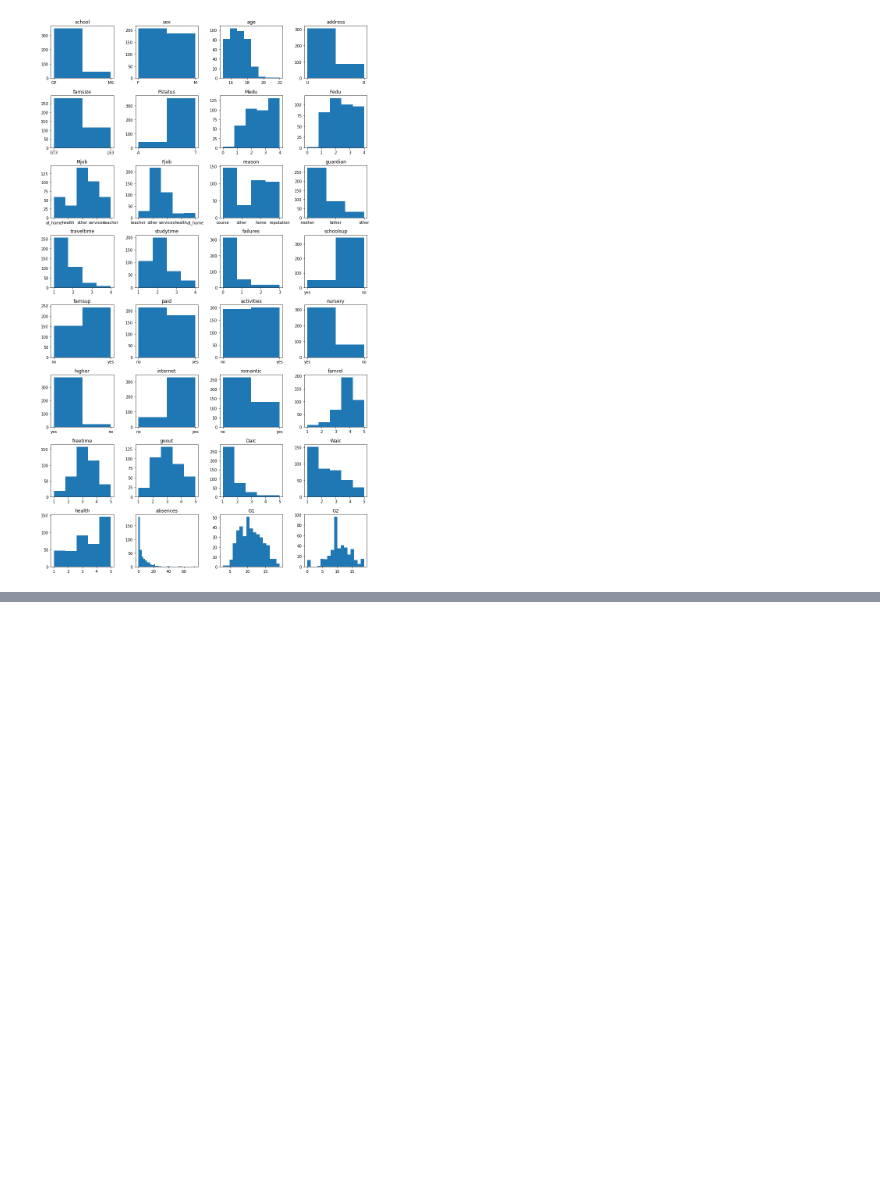
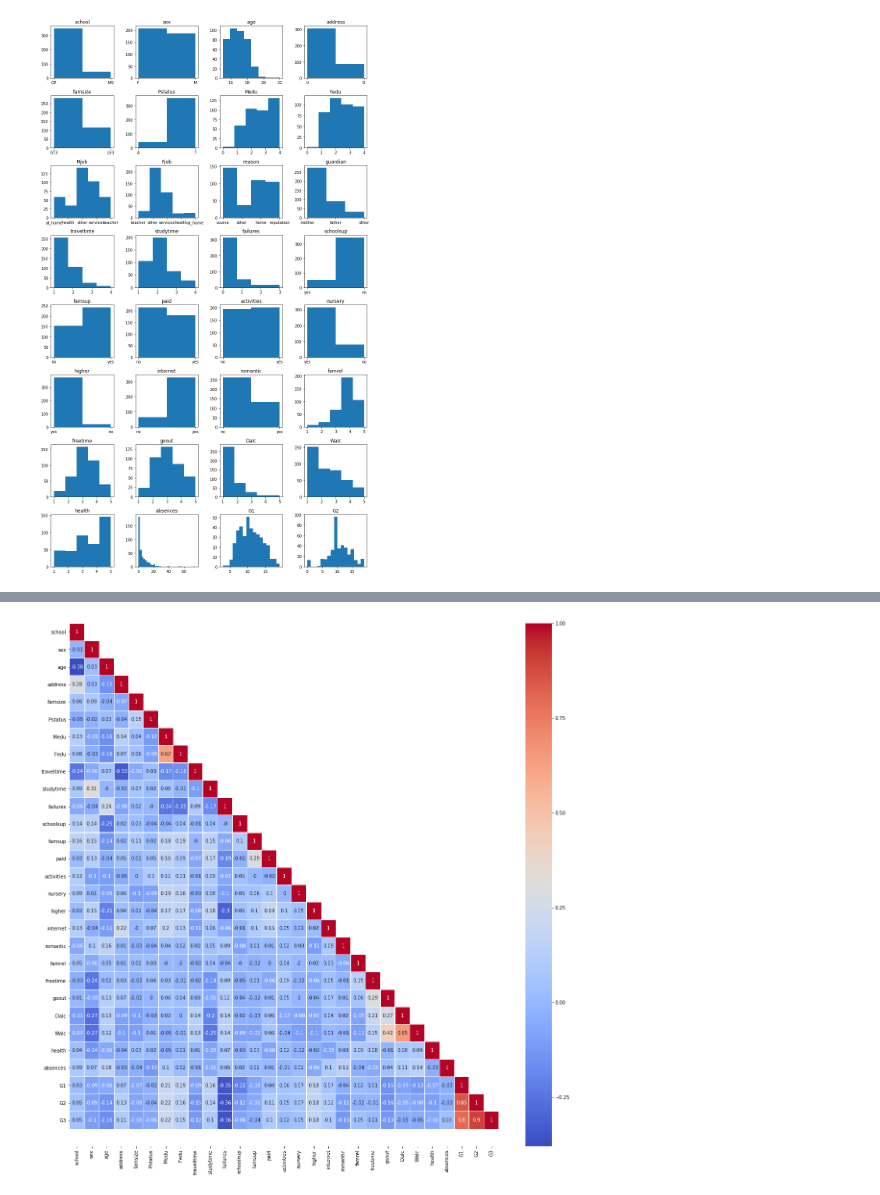
Before and after one commit to albertorekena/education-improvement, a Jupyter notebook: Pruebas.ipynb, the cells around one changed output, grey strips where cells are left out. Saved outputs shown, nothing was run; the diff lists cells and outputs as text; code cells hidden in the pictures; blank space fills up the shorter version.

```diff
--- a/Pruebas.ipynb
+++ b/Pruebas.ipynb
@@ -157,0 +147,11 @@ df_mat_corr = df_mat.drop([])
+# %%
+df_mat['school'] = df_mat['school'].apply(lambda x: 1 if x == 'GP' else 0)
+df_mat['sex'] = df_mat['sex'].apply(lambda x: 1 if x == 'F' else 0)
+df_mat['address'] = df_mat['address'].apply(lambda x: 1 if x == 'U' else 0)
+df_mat['famsize'] = df_mat['famsize'].apply(lambda x: 1 if x == 'GT3' else 0)
+df_mat['Pstatus'] = df_mat['Pstatus'].apply(lambda x: 1 if x == 'T' else 0)
+# %%
+binary_variables = ['schoolsup','famsup','paid','activities','nursery','higher','internet','romantic']
+
+for v in binary_variables:
+    df_mat[v] = df_mat[v].apply(lambda x: 1 if x == 'yes' else 0)
@@ -157,0 +167,11 @@ df_mat_corr = df_mat.drop([])
+# %%
+df_corr = df_mat.corr().round(2)
+
+mask = np.ones(df_corr.shape,dtype = bool)
+mask[np.tril_indices_from(mask)] = False
+
+f,ax = plt.subplots(figsize = (20,20))
+ax = sns.heatmap(df_corr,mask = mask,annot = True,cmap = 'coolwarm',linewidth = 0.1,linecolor = 'white')
+ax.set_ylim([30,0]);
+# %% [output]
+[figure, added]
```
Also changed, not shown: parts of 6 cells of this notebook.
